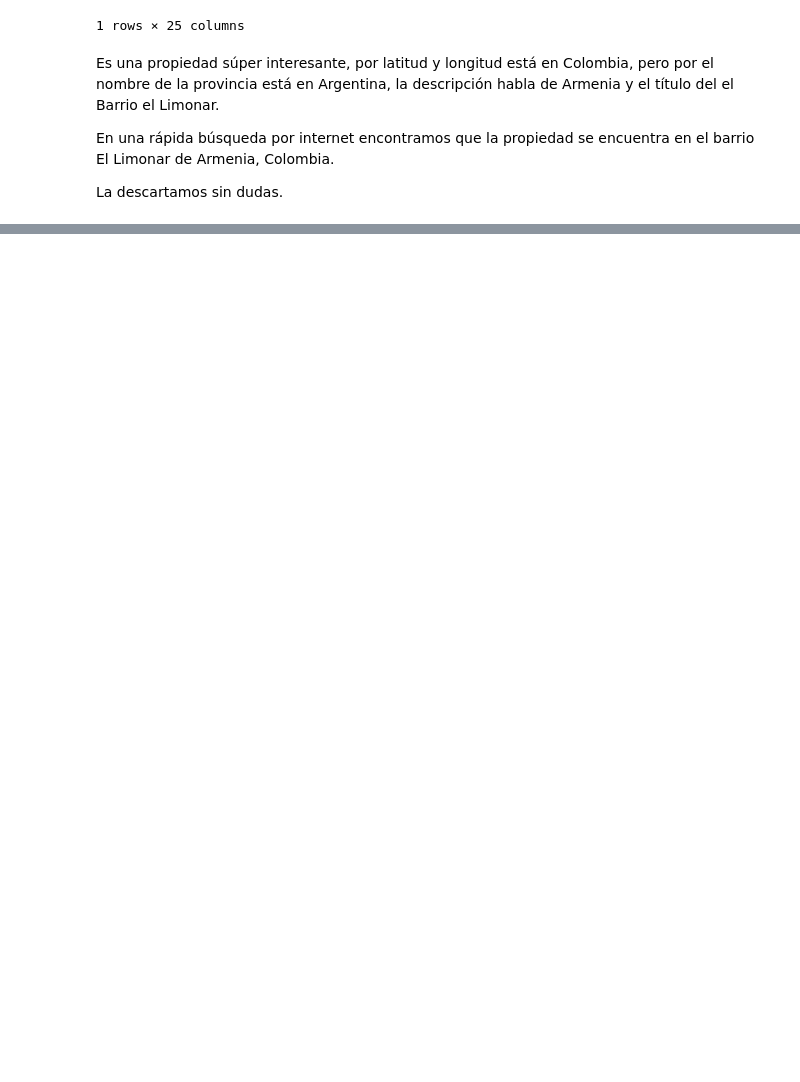
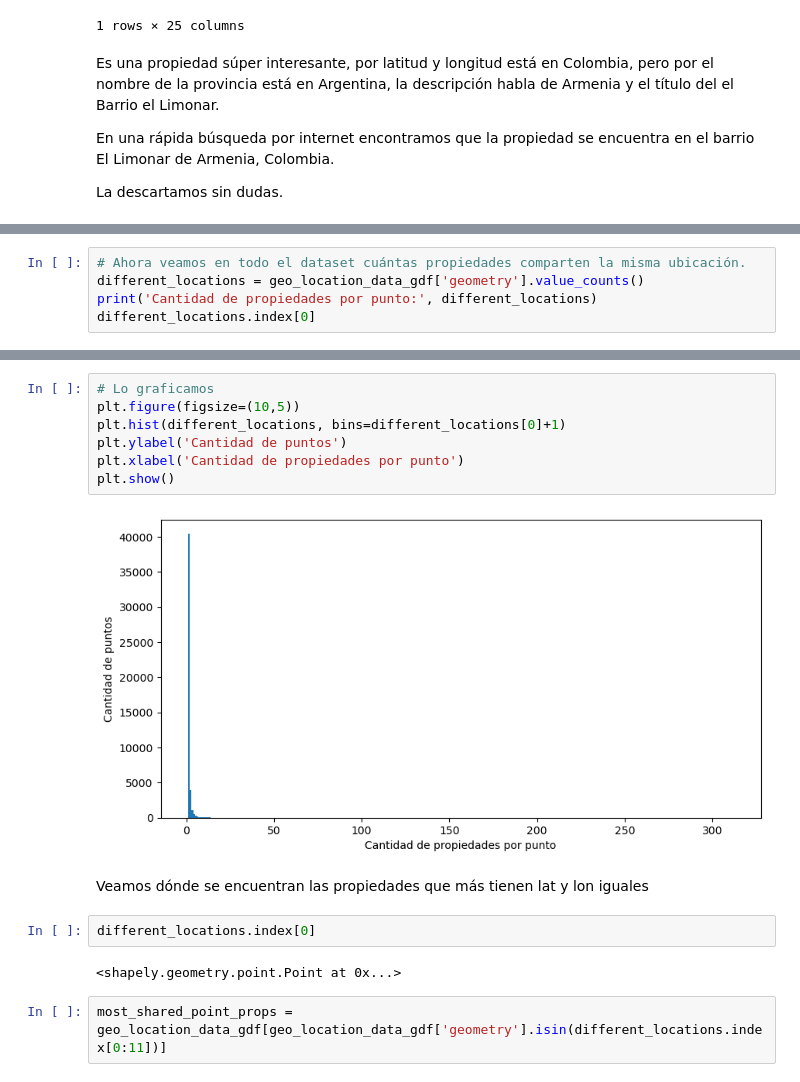
Before and after one commit to LuiosDyet/dh-ds-pi-1, a Jupyter notebook: lat-lon.ipynb, the cells around one changed output, grey strips where cells are left out. Cells and saved outputs as stored; diff of their text form; blank space fills up the shorter version.

```diff
--- a/lat-lon.ipynb
+++ b/lat-lon.ipynb
@@ -249,0 +302,5 @@ La descartamos sin dudas.
+# %%
+# Ahora veamos en todo el dataset cuántas propiedades comparten la misma ubicación.
+different_locations = geo_location_data_gdf['geometry'].value_counts()
+print('Cantidad de propiedades por punto:', different_locations)
+different_locations.index[0]
@@ -249,0 +342,17 @@ La descartamos sin dudas.
+# %%
+# Lo graficamos
+plt.figure(figsize=(10,5))
+plt.hist(different_locations, bins=different_locations[0]+1)
+plt.ylabel('Cantidad de puntos')
+plt.xlabel('Cantidad de propiedades por punto')
+plt.show()
+# %% [output]
+[figure, added]
+# %% [markdown]
+Veamos dónde se encuentran las propiedades que más tienen lat y lon iguales
+# %%
+different_locations.index[0]
+# %% [output]
+<shapely.geometry.point.Point at 0x...>
+# %%
+most_shared_point_props = geo_location_data_gdf[geo_location_data_gdf['geometry'].isin(different_locations.index[0:11])]
```
Also changed, not shown: parts of 16 cells of this notebook, 6 other files.
